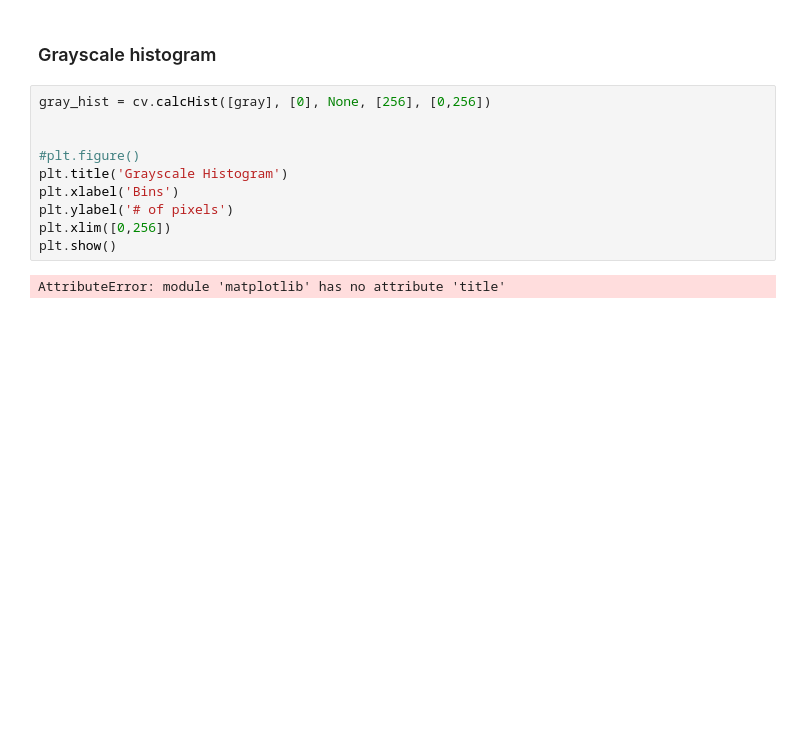
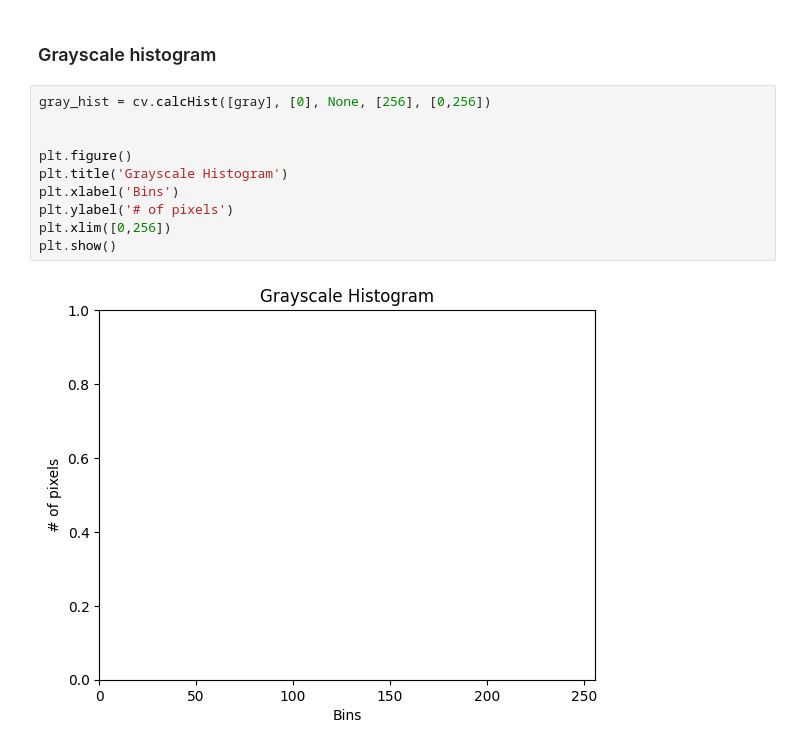
Before and after one commit to sudo-flech/intro-compvis, a Jupyter notebook: read.ipynb, the cells around one changed output. Drawn from its saved outputs; the diff is of its cells as text; blank space fills up the shorter version.

Commit message:
Se arreglo el problema de matplotlib

```diff
--- a/read.ipynb
+++ b/read.ipynb
@@ -768,12 +764,12 @@ cv.waitKey(0)
 # %%
 gray_hist = cv.calcHist([gray], [0], None, [256], [0,256])
 
 
-#plt.figure()
+plt.figure()
 plt.title('Grayscale Histogram')
 plt.xlabel('Bins')
 plt.ylabel('# of pixels')
 plt.xlim([0,256])
 plt.show()
 # %% [output]
-AttributeError: module 'matplotlib' has no attribute 'title'
+[figure, added]
```
Also changed, not shown: parts of 3 cells of this notebook.
